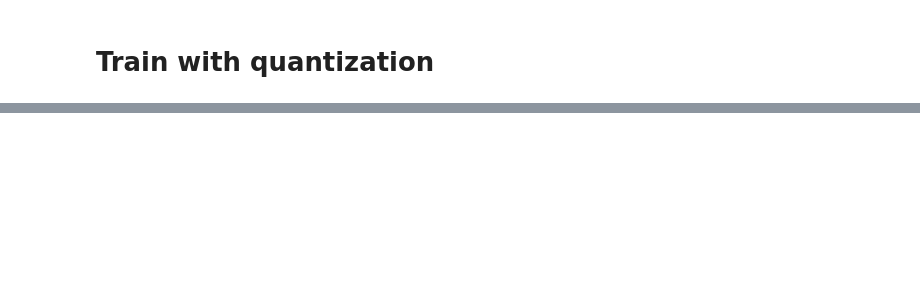
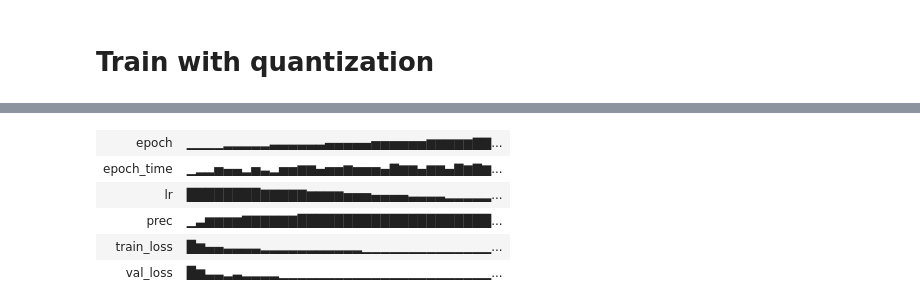
Before and after one commit to kentaroy47/quantize_models_sandbox, a Jupyter notebook: quantization_testbench_resnet.ipynb, the cells around one changed output, grey strips where cells are left out. Saved outputs shown, nothing was run; the diff lists cells and outputs as text; code cells hidden in the pictures; blank space fills up the shorter version.

Commit message:
update resnet training

```diff
--- a/quantization_testbench_resnet.ipynb
+++ b/quantization_testbench_resnet.ipynb
@@ -5,7 +5,9 @@ Quantize train resnet18 without PACT
 # %%
 NOQUANT_TRAIN = False
 n_epochs = 200
-batches = 2048
+bs = 1024
+use_amp = True
+lr = 1e-3
 # %%
 import argparse
 import os
@@ -86,8 +105,8 @@ class cifarDataset(Dataset):
         if self.transform is not None:
             images = self.transform(image=images)['image']
 
-        #images = images.astype(np.float32)
-        #images /= 255
+        images = images.astype(np.float32)
+        images /= 255
         images = images.transpose(2, 0, 1)
 
         label = label.astype(np.float32)
@@ -99,19 +118,15 @@ import albumentations
 
 transforms_train = albumentations.Compose([
     albumentations.ShiftScaleRotate(scale_limit=0.3, rotate_limit=180,p=0.5),
-    A.Cutout(num_holes=12, max_h_size=4, max_w_size=4, fill_value=0, p=0.5),
+    A.Cutout(num_holes=12, max_h_size=8, max_w_size=8, fill_value=0, p=0.5),
     albumentations.Rotate(p=0.5),
     albumentations.Transpose(p=0.5),
     albumentations.VerticalFlip(p=0.5),
     albumentations.HorizontalFlip(p=0.5),
     albumentations.Resize(imsize, imsize, p=1.0),
-    albumentations.Normalize(mean=(0.485, 0.456, 0.406),
-                       std=(0.229, 0.224, 0.225), p=1),
 ])
 
-transforms_val = albumentations.Compose([albumentations.Resize(imsize, imsize, p=1.0),
-                                         albumentations.Normalize(mean=(0.485, 0.456, 0.406),
-                       std=(0.229, 0.224, 0.225), p=1),])
+transforms_val = albumentations.Compose([albumentations.Resize(imsize, imsize, p=1.0),])
 # %%
 dataset_show = cifarDataset(train_df, transform=transforms_train)
 from pylab import rcParams
@@ -429,0 +428,59 @@ model.blocks[1].attn.qkv
+# %%
+from timm.scheduler import CosineLRScheduler
+from network.resnet2 import ResNet18
+device = "cuda"
+shallow = True
+net = resnet20(8,8,False,shallow,True)
+
+net = net.cuda()
+mixup = False
+
+# Track experiment with wandb
+import wandb
+watermark = "resnet20_noquant"
+
+if shallow:
+    watermark+="_shallow"
+else:
+    watermark+="_deep"
+
+# mess with wandb
+wandb.init(project="quantize_resnet2", name=watermark)
+
+# define loss function (criterion) and pptimizer
+criterion = nn.CrossEntropyLoss().cuda()
+
+# optimizer for pact
+optimizer = torch.optim.Adam(net.parameters(), lr=lr)
+
+scheduler = torch.optim.lr_scheduler.CosineAnnealingLR(optimizer, n_epochs)
+
+best_prec1 = 0
+os.makedirs("models", exist_ok=True)
+
+list_loss = []
+list_acc = []
+
+net.cuda()
+for epoch in range(n_epochs):
+    start = time.time()
+    trainloss = train(epoch)
+    val_loss, prec1 = test(epoch)
+
+    scheduler.step(epoch-1) # step cosine scheduling
+
+    list_loss.append(val_loss)
+    list_acc.append(prec1)
+
+    # Log training..
+    wandb.log({'epoch': epoch, 'train_loss': trainloss, 'val_loss': val_loss, "prec": prec1, "lr": optimizer.param_groups[0]["lr"],
+    "epoch_time": time.time()-start})
+
+    # remember best prec@1 and save checkpoint
+    is_best = prec1 > best_prec1
+    best_prec1 = max(prec1, best_prec1)
+
+    print("Best prec1 : ", best_prec1)
+    if is_best:
+        torch.save(net.state_dict(), os.path.join(f'models/{watermark}.pth'))
+# %% [output]
@@ -429,0 +491,6 @@ model.blocks[1].attn.qkv
+| epoch | ▁▁▁▁▂▂▂▂▂▃▃▃▃▃▃▄▄▄▄▄▅▅▅▅▅▅▆▆▆▆▆▇▇... |
+| epoch_time | ▁▂▂▅▄▄▂▅▃▂▅▅▆▆▄▅▅▆▅▅▅▄▇▆▆▄▆▆▄▇▆▇▆... |
+| lr | ████████▇▇▇▇▇▆▆▆▆▅▅▅▄▄▄▄▃▃▃▃▂▂▂▂▂... |
+| prec | ▁▃▆▆▆▆▇▇▇▇▇▇█████████████████████... |
+| train_loss | █▆▄▄▃▃▃▃▂▂▂▂▂▂▂▂▂▂▂▁▁▁▁▁▁▁▁▁▁▁▁▁▁... |
+| val_loss | █▆▃▃▂▃▂▂▂▂▁▁▁▁▁▁▁▁▁▁▁▁▁▁▁▁▁▁▁▁▁▁▁... |
```
Also changed, not shown: parts of 13 cells of this notebook, 3 other files.
